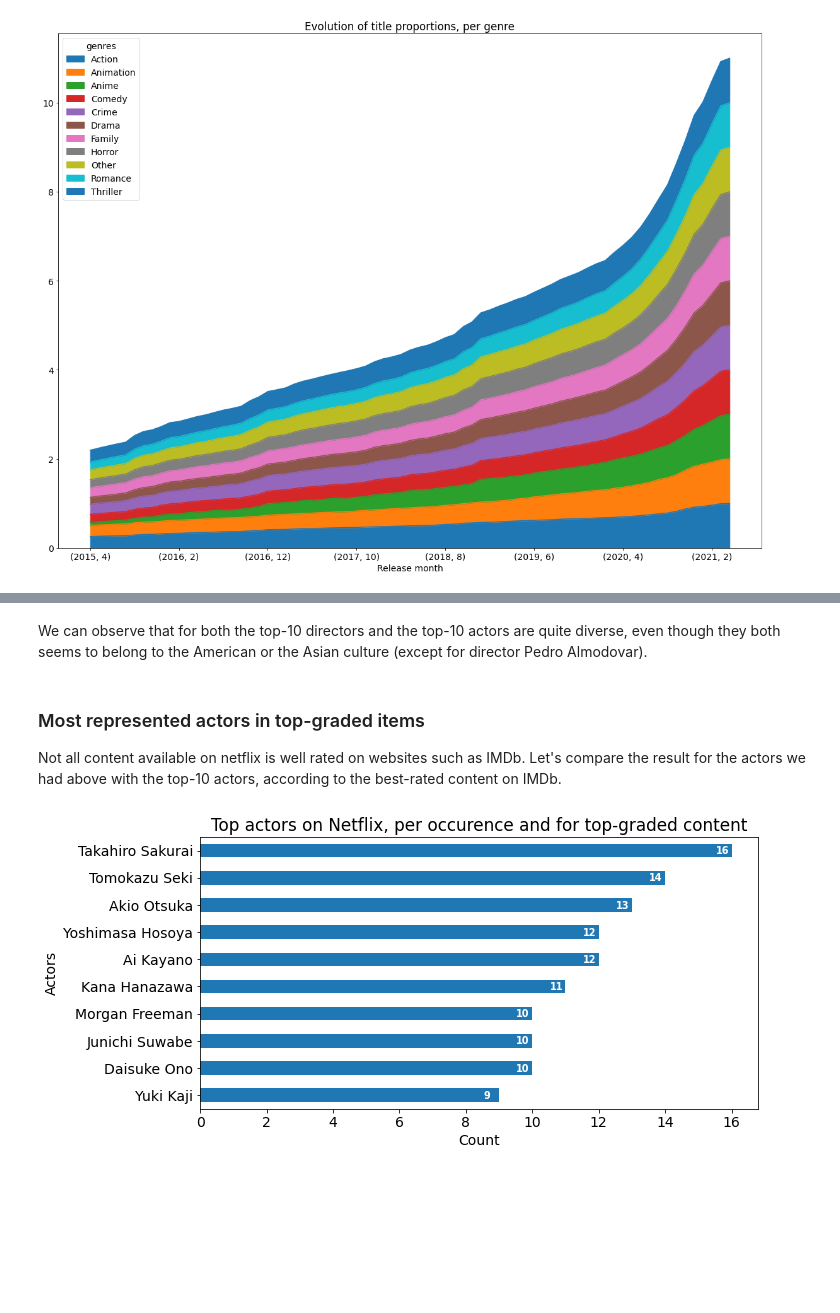
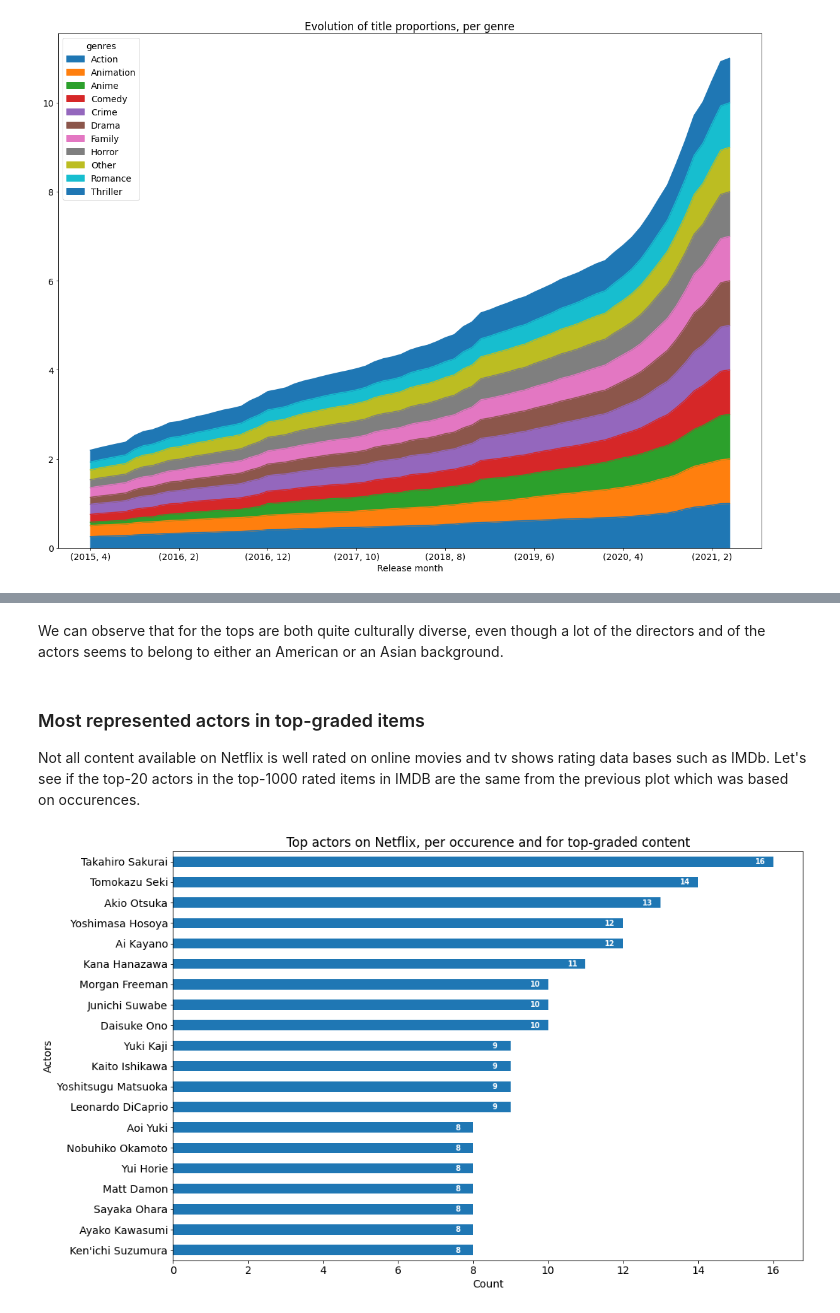
Before and after one commit to karimassi/netviz, a Jupyter notebook: milestones/eda.ipynb, the cells around one changed output, grey strips where cells are left out. Saved outputs shown, nothing was run; the diff lists cells and outputs as text; code cells hidden in the pictures; blank space fills up the shorter version.

```diff
--- a/milestones/eda.ipynb
+++ b/milestones/eda.ipynb
@@ -382,9 +379,9 @@ for role in ['directors', 'actors']:
     people_count = people.value_counts(sort = True, ascending = True)
     people_count.index = people_count.index.map(get_person_name)
     nb_people = people.nunique()
-    top_people = people_count[-10:]
+    top_people = people_count[-20:]
 
-    fig, ax = plt.subplots(figsize=(10,5))
+    fig, ax = plt.subplots(figsize=(15,10))
     top_people.plot.barh(y = top_people, ax=ax)
 
     for i, v in enumerate(top_people):
@@ -402,26 +399,26 @@ for role in ['directors', 'actors']:
 # %% [markdown]
-We can observe that for both the top-10 directors and the top-10 actors are quite diverse, even though they both seems to belong to the American or the Asian culture (except for director Pedro Almodovar).
+We can observe that for the tops are both quite culturally diverse, even though a lot of the directors and of the actors seems to belong to either an American or an Asian background.
 # %% [markdown]
 ### Most represented actors in top-graded items
 
-Not all content available on netflix is well rated on websites such as IMDb. Let's compare the result for the actors we had above with the top-10 actors, according to the best-rated content on IMDb.
+Not all content available on Netflix is well rated on online movies and tv shows rating data bases such as IMDb. Let's see if the top-20 actors in the top-1000 rated items in IMDB are the same from the previous plot which was based on occurences.
 # %%
 top_rated_items = movies.sort_values('imdb', ascending = False)[:1000]['actors'].dropna()
 top_rated_items = top_rated_items.explode("actors").astype(int)
 
-top_actors = top_rated_items.value_counts(sort = True, ascending = True)[-10:]
+top_actors = top_rated_items.value_counts(sort = True, ascending = True)[-20:]
 top_actors.index = top_actors.index.map(get_person_name)
 
-fig, ax = plt.subplots(figsize=(10,5))
+fig, ax = plt.subplots(figsize=(15,10))
 top_actors.plot.barh(ax=ax)
 
 for i, v in enumerate(top_actors.values):
     ax.text((v/top_actors.values.max() - 0.03)*top_actors.values.max() , i-0.125, str(v),
                 color = 'white', fontweight = 'bold', fontsize = 'x-small')
 
 ax.set_title('Top actors on Netflix, per occurence and for top-graded content')
 ax.set_ylabel('Actors')
 ax.set_xlabel('Count')
 plt.show()
 # %% [output]
-[figure, old version]
+[figure, new version]
```
Also changed, not shown: parts of 17 cells of this notebook.
